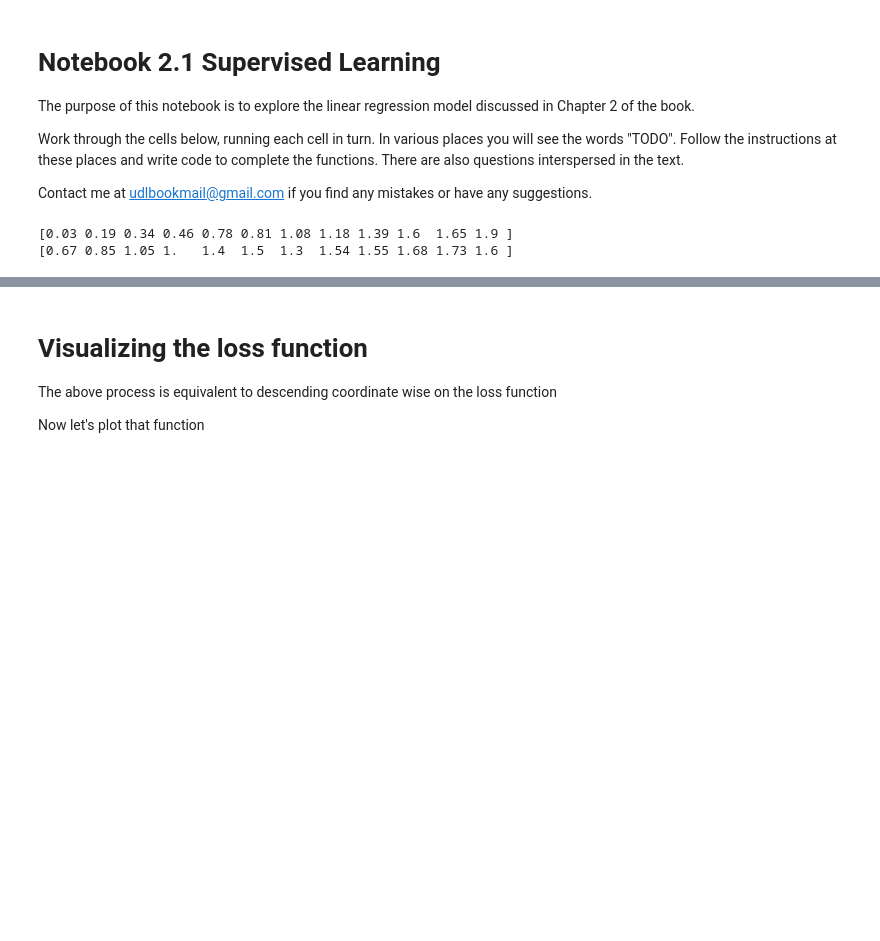
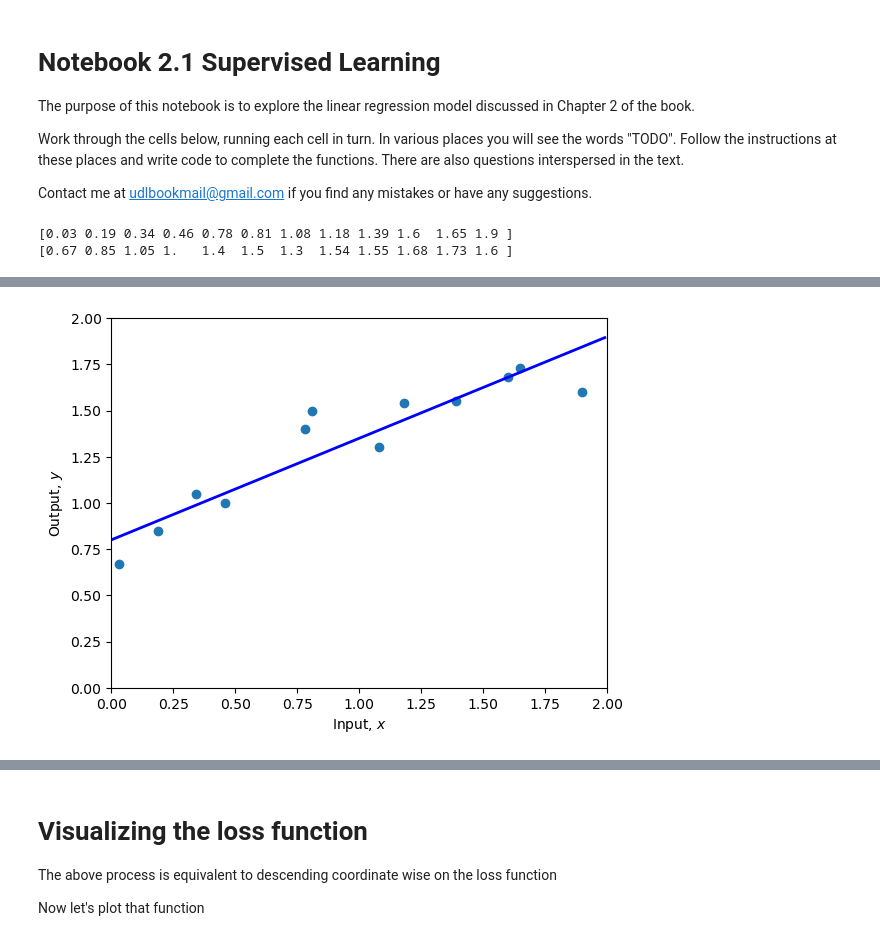
Before and after one commit to dvfer/handbook, a Jupyter notebook: notebooks/udlbook/2_1_Supervised_Learning.ipynb, the cells around one changed output, grey strips where cells are left out. Saved outputs shown, nothing was run; the diff lists cells and outputs as text; code cells hidden in the pictures; blank space fills up the shorter version.

```diff
--- a/notebooks/udlbook/2_1_Supervised_Learning.ipynb
+++ b/notebooks/udlbook/2_1_Supervised_Learning.ipynb
@@ -27,7 +27,8 @@ print(y)
 # Define 1D linear regression model
 def f(x, phi0, phi1):
   # TODO :  Replace this line with the linear regression model (eq 2.4)
-  y = x
+
+  y = phi0*x + phi1
 
   return y
 # %%
@@ -73,11 +81,13 @@ print(f'Your Loss = {loss:3.2f}, Ground truth =10.28')
 # %%
 # TODO -- Change the parameters manually to fit the model
 # First fix phi1 and try changing phi0 until you can't make the loss go down any more
 # Then fix phi0 and try changing phi1 until you can't make the loss go down any more
 # Repeat this process until you find a set of parameters that fit the model as in figure 2.2d
 # You can either do this by hand, or if you want to get fancy, write code to descent automatically in this way
 # Start at these values:
-phi0 = 1.60 ; phi1 =-0.8
+phi0 = 0.55 ; phi1 =0.8
 
 plot(x,y,phi0,phi1)
 print(f'Your Loss = {compute_loss(x,y,phi0,phi1):3.2f}')
+# %% [output]
+[figure, added]
```
Also changed, not shown: parts of 6 cells of this notebook, 3 other files.
